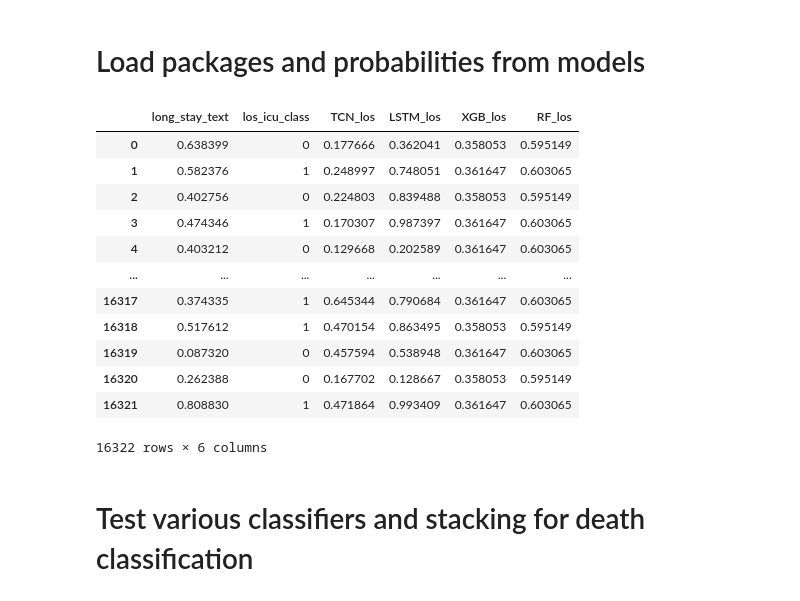
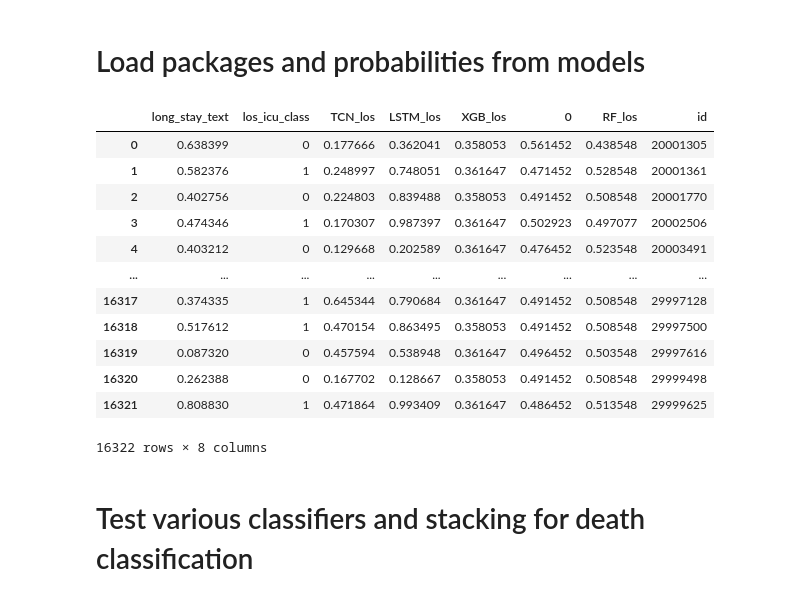
Before and after one commit to weareng/sph6004_assignment_2, a Jupyter notebook: ensemble_models/ensb_logreg_los_traintest.ipynb, the cells around one changed output. Drawn from its saved outputs; the diff is of its cells as text; code cells hidden in the pictures.

```diff
--- a/ensemble_models/ensb_logreg_los_traintest.ipynb
+++ b/ensemble_models/ensb_logreg_los_traintest.ipynb
@@ -3,44 +3,44 @@
 # %%
 import pandas as pd
 import numpy as np
 from sklearn.metrics import roc_curve, roc_auc_score, auc
 from sklearn.metrics import recall_score, precision_score, f1_score, accuracy_score
 import matplotlib.pyplot as plt
 
 #load necessary data
 
 df_notes_los = pd.read_csv('notes_with_los_probability.csv')
 df_notes_los.loc[df_notes_los['los_icu_class'] == 'less than 3 days', 'los_icu_class'] = 0
 df_notes_los.loc[df_notes_los['los_icu_class'] == 'greater than or equal to 3 days', 'los_icu_class'] = 1
 df_notes_los['los_icu_class'] = pd.to_numeric(df_notes_los['los_icu_class'])
 df_notes_los = df_notes_los[['long_stay_text', 'los_icu_class']]
 
 df_TCN_los = pd.read_csv('tcn_probs_of_los_traintest.csv')
 df_TCN_los = df_TCN_los.rename(columns={"probs": "TCN_los"})
 df_LSTM_los = pd.read_csv('lstm_probs_of_los_traintest.csv')
 df_LSTM_los = df_LSTM_los.rename(columns={"probs": "LSTM_los"})
 df_XGB_los = pd.read_csv('XGB_probs_of_los_traintest.csv')
 df_XGB_los = df_XGB_los.rename(columns={"probs": "XGB_los"})
-df_RF_los = pd.read_csv('RF_probs_of_los_traintest.csv')
-df_RF_los = df_RF_los.rename(columns={"probs": "RF_los"})
+df_RF_los = pd.read_csv('los_probability_sd_rf_traintest.csv')
+df_RF_los = df_RF_los.rename(columns={"1": "RF_los"})
 
 
 df_combined_los = pd.concat([df_notes_los, df_TCN_los, df_LSTM_los, df_XGB_los, df_RF_los],join='outer', axis=1)
 df_combined_los
 # %% [output]
-|  | long_stay_text | los_icu_class | TCN_los | LSTM_los | XGB_los | RF_los |
-| 0 | 0.638399 | 0 | 0.177666 | 0.362041 | 0.358053 | 0.595149 |
-| 1 | 0.582376 | 1 | 0.248997 | 0.748051 | 0.361647 | 0.603065 |
-| 2 | 0.402756 | 0 | 0.224803 | 0.839488 | 0.358053 | 0.595149 |
-| 3 | 0.474346 | 1 | 0.170307 | 0.987397 | 0.361647 | 0.603065 |
-| 4 | 0.403212 | 0 | 0.129668 | 0.202589 | 0.361647 | 0.603065 |
-| ... | ... | ... | ... | ... | ... | ... |
-| 16317 | 0.374335 | 1 | 0.645344 | 0.790684 | 0.361647 | 0.603065 |
-| 16318 | 0.517612 | 1 | 0.470154 | 0.863495 | 0.358053 | 0.595149 |
-| 16319 | 0.087320 | 0 | 0.457594 | 0.538948 | 0.361647 | 0.603065 |
-| 16320 | 0.262388 | 0 | 0.167702 | 0.128667 | 0.358053 | 0.595149 |
-| 16321 | 0.808830 | 1 | 0.471864 | 0.993409 | 0.361647 | 0.603065 |
+|  | long_stay_text | los_icu_class | TCN_los | LSTM_los | XGB_los | 0 | RF_los | id |
+| 0 | 0.638399 | 0 | 0.177666 | 0.362041 | 0.358053 | 0.561452 | 0.438548 | 20001305 |
+| 1 | 0.582376 | 1 | 0.248997 | 0.748051 | 0.361647 | 0.471452 | 0.528548 | 20001361 |
+| 2 | 0.402756 | 0 | 0.224803 | 0.839488 | 0.358053 | 0.491452 | 0.508548 | 20001770 |
+| 3 | 0.474346 | 1 | 0.170307 | 0.987397 | 0.361647 | 0.502923 | 0.497077 | 20002506 |
+| 4 | 0.403212 | 0 | 0.129668 | 0.202589 | 0.361647 | 0.476452 | 0.523548 | 20003491 |
+| ... | ... | ... | ... | ... | ... | ... | ... | ... |
+| 16317 | 0.374335 | 1 | 0.645344 | 0.790684 | 0.361647 | 0.491452 | 0.508548 | 29997128 |
+| 16318 | 0.517612 | 1 | 0.470154 | 0.863495 | 0.358053 | 0.491452 | 0.508548 | 29997500 |
+| 16319 | 0.087320 | 0 | 0.457594 | 0.538948 | 0.361647 | 0.496452 | 0.503548 | 29997616 |
+| 16320 | 0.262388 | 0 | 0.167702 | 0.128667 | 0.358053 | 0.491452 | 0.508548 | 29999498 |
+| 16321 | 0.808830 | 1 | 0.471864 | 0.993409 | 0.361647 | 0.486452 | 0.513548 | 29999625 |
-16322 rows × 6 columns
+16322 rows × 8 columns
 # %%
 def plot_roc_curve(models, Xtest, ytest):
     plt.figure(figsize=(10,8))
```
Also changed, not shown: parts of 3 cells of this notebook, 5 other files.
